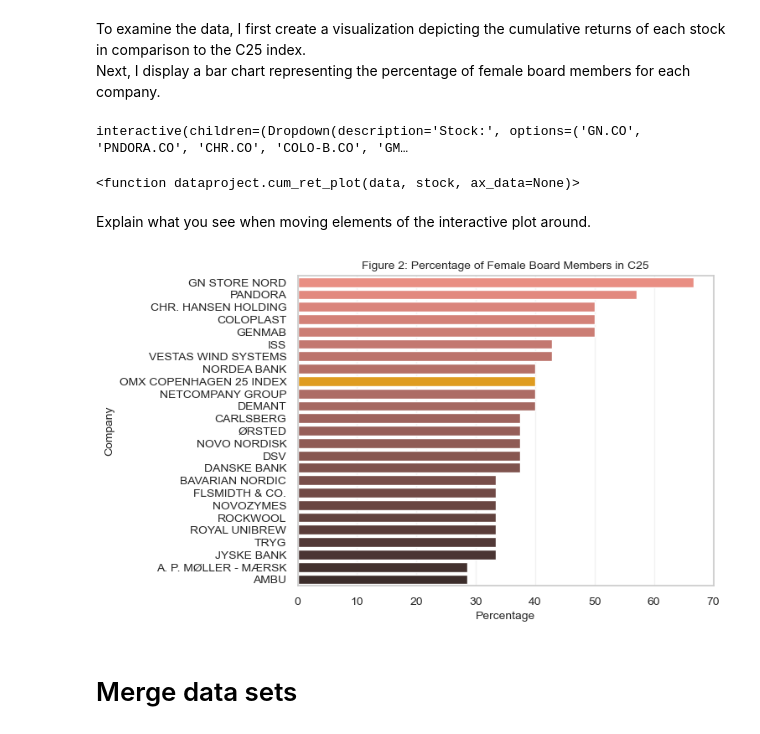
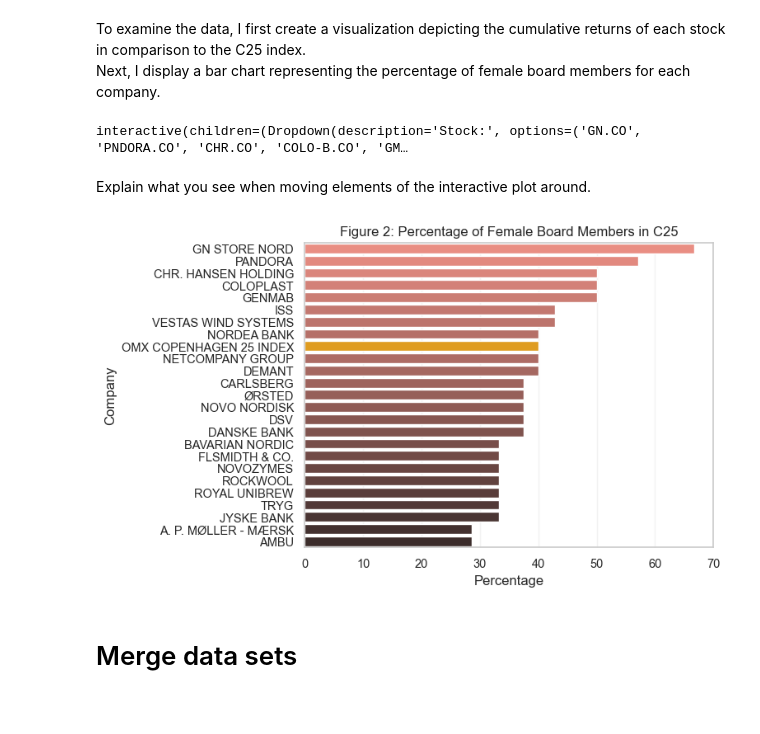
Before and after one commit to NumEconCopenhagen/projects-2023-jts, a Jupyter notebook: dataproject/dataproject.ipynb, the cells around one changed output. Drawn from its saved outputs; the diff is of its cells as text; code cells hidden in the pictures.

```diff
--- a/dataproject/dataproject.ipynb
+++ b/dataproject/dataproject.ipynb
@@ -35,7 +35,7 @@ from adjustText import adjust_text
 
 # Predefined options for all plots
 plt.rcParams.update({"axes.grid":True,"grid.color":"black","grid.alpha":"0.25","grid.linestyle":"-"})
-plt.rcParams.update({'font.size': 10})
+plt.rcParams.update({'font.size': 12})
 # %% [output]
 The autoreload extension is already loaded. To reload it, use:
   %reload_ext autoreload
@@ -132,42 +132,38 @@ Next, I display a bar chart representing the percentage of female board members
 stockpicker = widgets.Dropdown(options=C25F_tickers, description='Stock:')
 
 # display the interactive plot
-widgets.interact(dp.cum_ret_plot, data=widgets.fixed(hist_mark_cr), stock=stockpicker, ax_data=widgets.fixed(None))
+widgets.interact(dp.cum_ret_plot, data=widgets.fixed(hist_mark_cr), stock=stockpicker, fig = widgets.fixed(1), ax_data=widgets.fixed(None));
 # %% [output]
 interactive(children=(Dropdown(description='Stock:', options=('GN.CO', 'PNDORA.CO', 'CHR.CO', 'COLO-B.CO', 'GM…
-<function dataproject.cum_ret_plot(data, stock, ax_data=None)>
 # %% [markdown]
 Explain what you see when moving elements of the interactive plot around.
 # %%
 # set theme
 sns.set(style="whitegrid")
 
 # create custom color list
 
 # create a list with n colors of dark:salmon_r
 palette = list(sns.color_palette('dark:salmon_r', n_colors = len(C25F)))
 # insert the color 'orange' in the list of colors using the index of C25
 palette.insert(C25F[C25F['company'] == 'OMX COPENHAGEN 25 INDEX'].index[0], 'orange')
 
 # create the bar chart with the custom palette
 ax = sns.barplot(x='femaleboard', y='company', data=C25F, palette=palette)
 
-# change fontsize for all labels (plt.rcParams.update) do not affect this plot.
-fontsize = 10
-
 # set the title, labels and ticks
-ax.set_title('Figure 2: Percentage of Female Board Members in C25', fontsize = fontsize)
-ax.set_xlabel('Percentage', fontsize = fontsize)
-ax.set_ylabel('Company', fontsize = fontsize)
+ax.set_title('Figure 2: Percentage of Female Board Members in C25', fontsize = 12)
+ax.set_xlabel('Percentage', fontsize = 12)
+ax.set_ylabel('Company', fontsize = 12)
 
 # change the font size of the x- and y-tick labels
-ax.set_yticklabels(ax.get_yticklabels(), fontsize = fontsize)
-ax.set_xticklabels(ax.get_xticklabels(), fontsize = fontsize)
+ax.set_yticklabels(ax.get_yticklabels(), fontsize = 10.5)
+ax.set_xticklabels(ax.get_xticklabels(), fontsize = 10.5)
 
 # Show the plot
-plt.show()
+plt.show();
 # %% [output]
-[figure, old version]
+[figure, new version]
 # %% [markdown]
 # Merge data sets
 # %%
```
Also changed, not shown: parts of 5 cells of this notebook, 1 other file.
